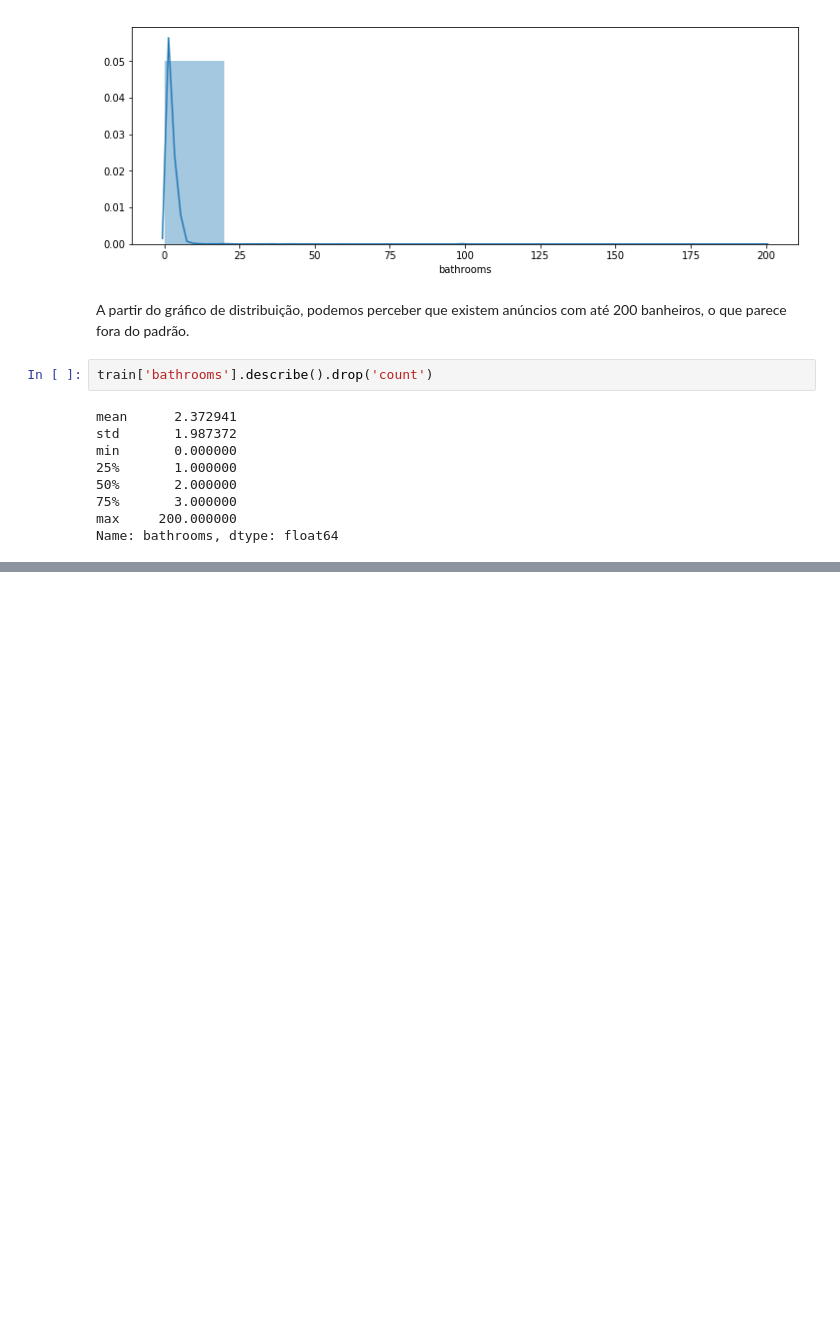
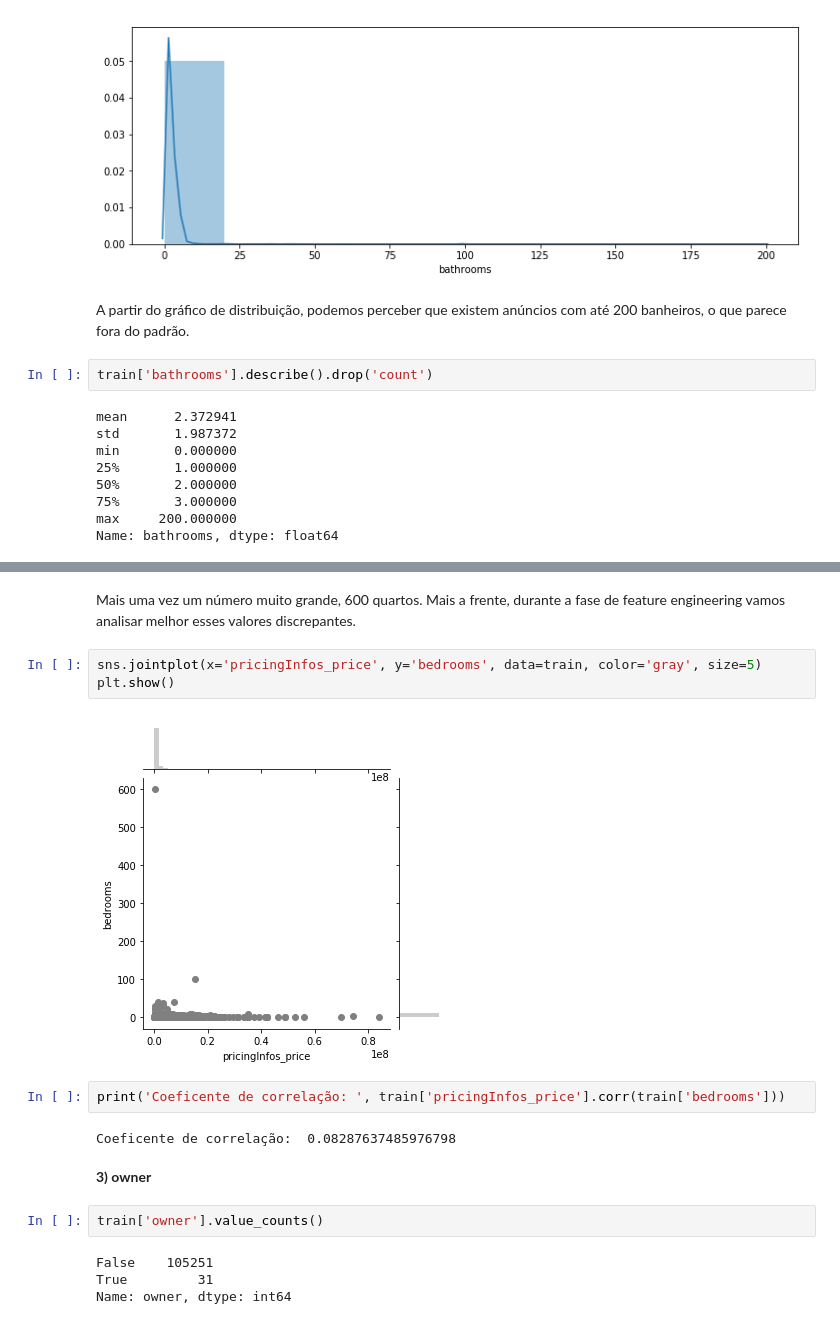
Before and after one commit to raphalencar/ml_apartment_price_advanced_regression_techniques, a Jupyter notebook: data-science-challenge.ipynb, the cells around one changed output, grey strips where cells are left out. Drawn from its saved outputs; the diff is of its cells as text; blank space fills up the shorter version.

```diff
--- a/data-science-challenge.ipynb
+++ b/data-science-challenge.ipynb
@@ -621,0 +661,21 @@ Name: bathrooms, dtype: float64
+# %% [markdown]
+Mais uma vez um número muito grande, 600 quartos. Mais a frente, durante a fase de feature engineering vamos analisar melhor esses valores discrepantes.
+# %%
+sns.jointplot(x='pricingInfos_price', y='bedrooms', data=train, color='gray', size=5)
+plt.show()
+# %% [output]
+[figure, added]
+# %%
+print('Coeficente de correlação: ', train['pricingInfos_price'].corr(train['bedrooms']))
+# %% [output]
+Coeficente de correlação:  0.08287637485976798
+# %% [markdown]
+
+
+**3) owner**
+# %%
+train['owner'].value_counts()
+# %% [output]
+False    105251
+True         31
+Name: owner, dtype: int64
```
Also changed, not shown: parts of 22 cells of this notebook.
